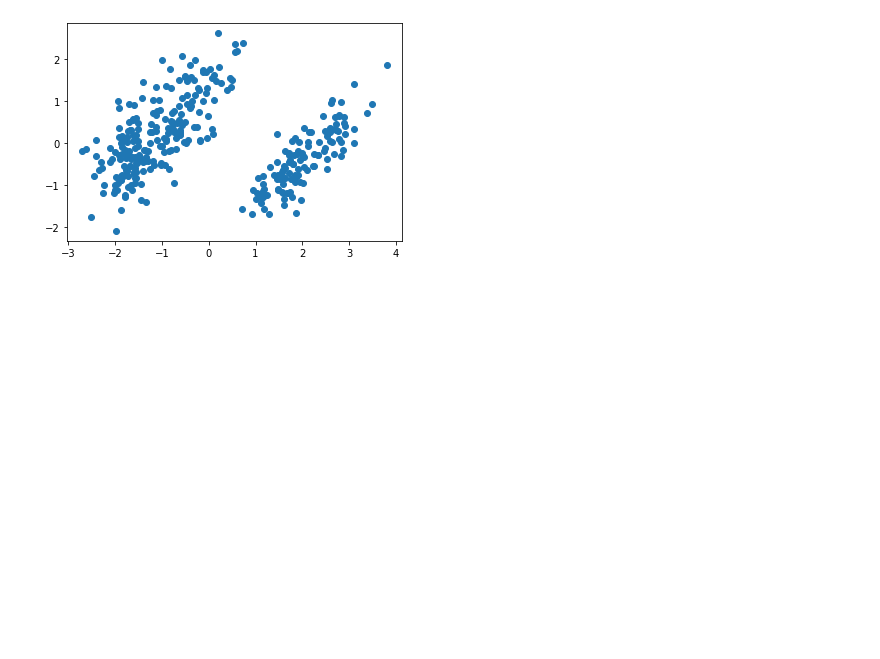
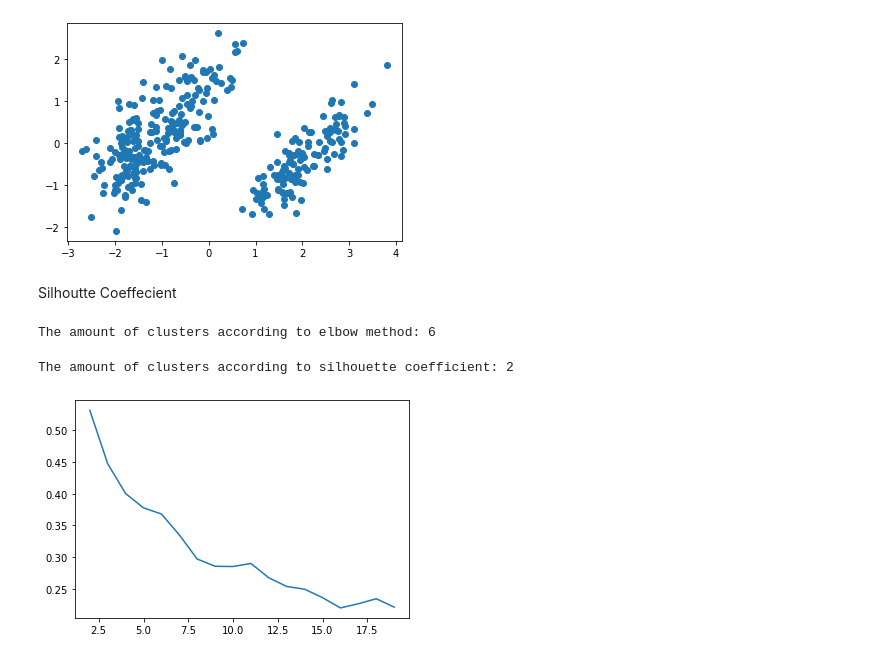
Before and after one commit to AntonMaxen/applied-ai, a Jupyter notebook: assignment_2/clustering_vg.ipynb, the cells around one changed output. Cells and saved outputs as stored; diff of their text form; code cells hidden in the pictures; blank space fills up the shorter version.

Commit message:
clustering vg find optimal amount clusters

```diff
--- a/assignment_2/clustering_vg.ipynb
+++ b/assignment_2/clustering_vg.ipynb
@@ -60,3 +63,32 @@ plt.scatter(X_pca_embedded[:, 0], X_pca_embedded[:, 1])
 # %% [output]
 <matplotlib.collections.PathCollection at 0x...>
 [figure]
+# %% [markdown]
+Silhoutte Coeffecient
+# %%
+models = []
+X = scaled_df.copy()
+cluster_range = list(range(2, 20))
+for i in cluster_range:
+    kmeans = KMeans(n_clusters=i, init='k-means++', random_state=42)
+    kmeans.fit(X)
+    models.append(kmeans)
+# %%
+# Elbow method
+inertias = [model.inertia_ for model in models]
+kn = KneeLocator(cluster_range, inertias, curve='convex', direction='decreasing')
+print(f'The amount of clusters according to elbow method: {kn.knee}')
+# %% [output]
+The amount of clusters according to elbow method: 6
+# %%
+# Silhoutte Coefficient
+labels = [model.predict(X) for model in models]
+silhouette_scores = [silhouette_score(X, label) for label in labels]
+# %%
+plt.plot(cluster_range, silhouette_scores)
+score_clusters = list(zip(cluster_range, silhouette_scores))
+score_clusters = sorted(score_clusters, key=lambda x: x[1], reverse=True)
+print(f'The amount of clusters according to silhouette coefficient: {score_clusters[0][0]}')
+# %% [output]
+The amount of clusters according to silhouette coefficient: 2
+[figure, added]
```
Also changed, not shown: parts of 6 cells of this notebook.
